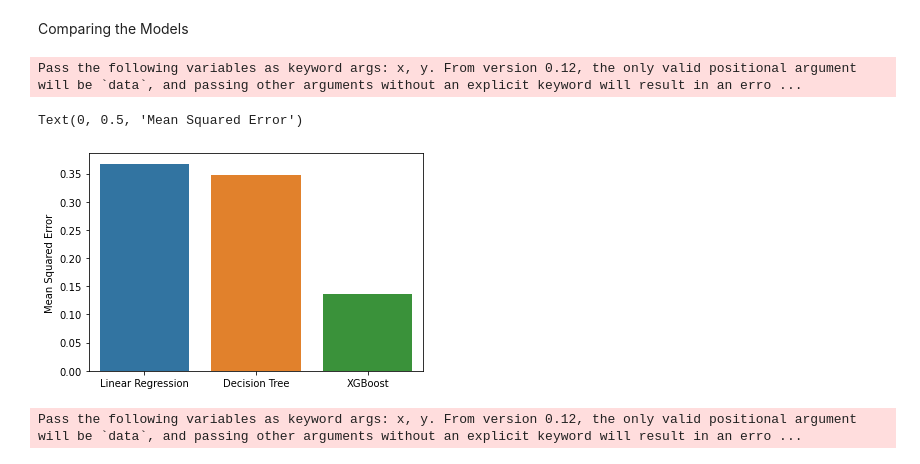
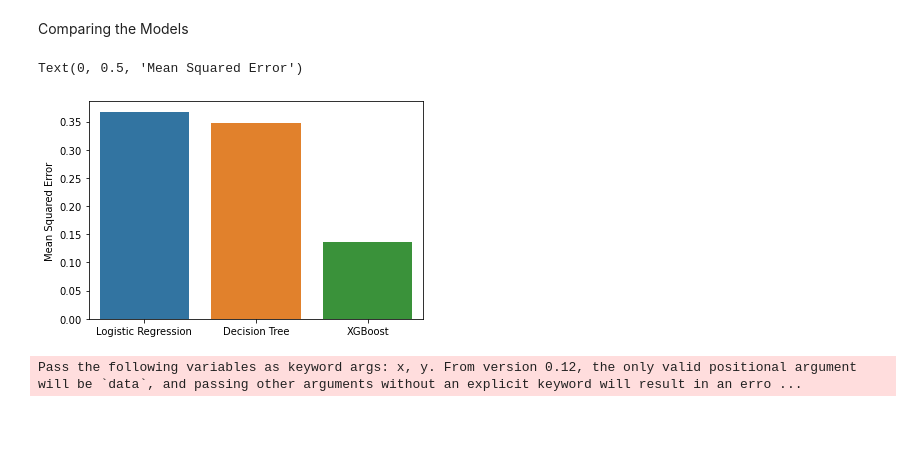
Before and after one commit to YoAr/banking-churn, a Jupyter notebook: Final_Project_Banking_Churn.ipynb, the cells around one changed output. Drawn from its saved outputs; the diff is of its cells as text; code cells hidden in the pictures; blank space fills up the shorter version.

Commit message:
linear to logistic words

```diff
--- a/Final_Project_Banking_Churn.ipynb
+++ b/Final_Project_Banking_Churn.ipynb
@@ -420,15 +420,14 @@ Feature: 12, Score: 0.00000
 # %% [markdown]
 Comparing the Models
 # %%
-i = ['Linear Regression', 'Decision Tree', 'XGBoost']
+i = ['Logistic Regression', 'Decision Tree', 'XGBoost']
 j = [0.3674, 0.3481, 0.137]
 
 sns.barplot(i, j).set_ylabel('Mean Squared Error')
 plt.show()
 # %% [output]
-Pass the following variables as keyword args: x, y. From version 0.12, the only valid positional argument will be `data`, and passing other arguments without an explicit keyword will result in an erro ...
+Text(0, 0.5, 'Mean Squared Error')
-Text(0, 0.5, 'Mean Squared Error')
-[figure, old version]
+[figure, new version]
 # %%
 x = ['Logistic Regression', 'Decision Tree', 'XGBoost']
 y = [0.2, 0.3, 0.5]
```
Also changed, not shown: parts of 1 cell of this notebook.
